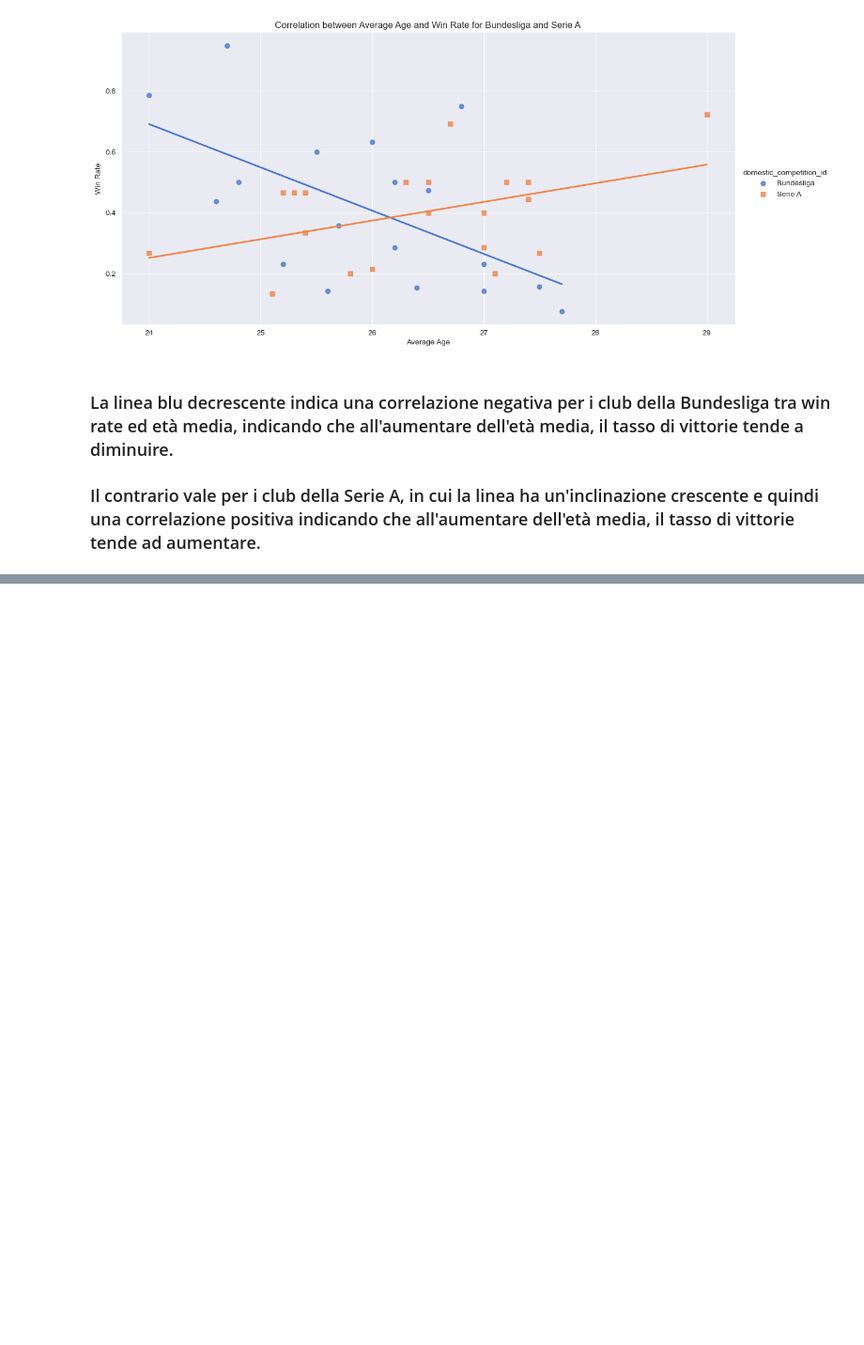
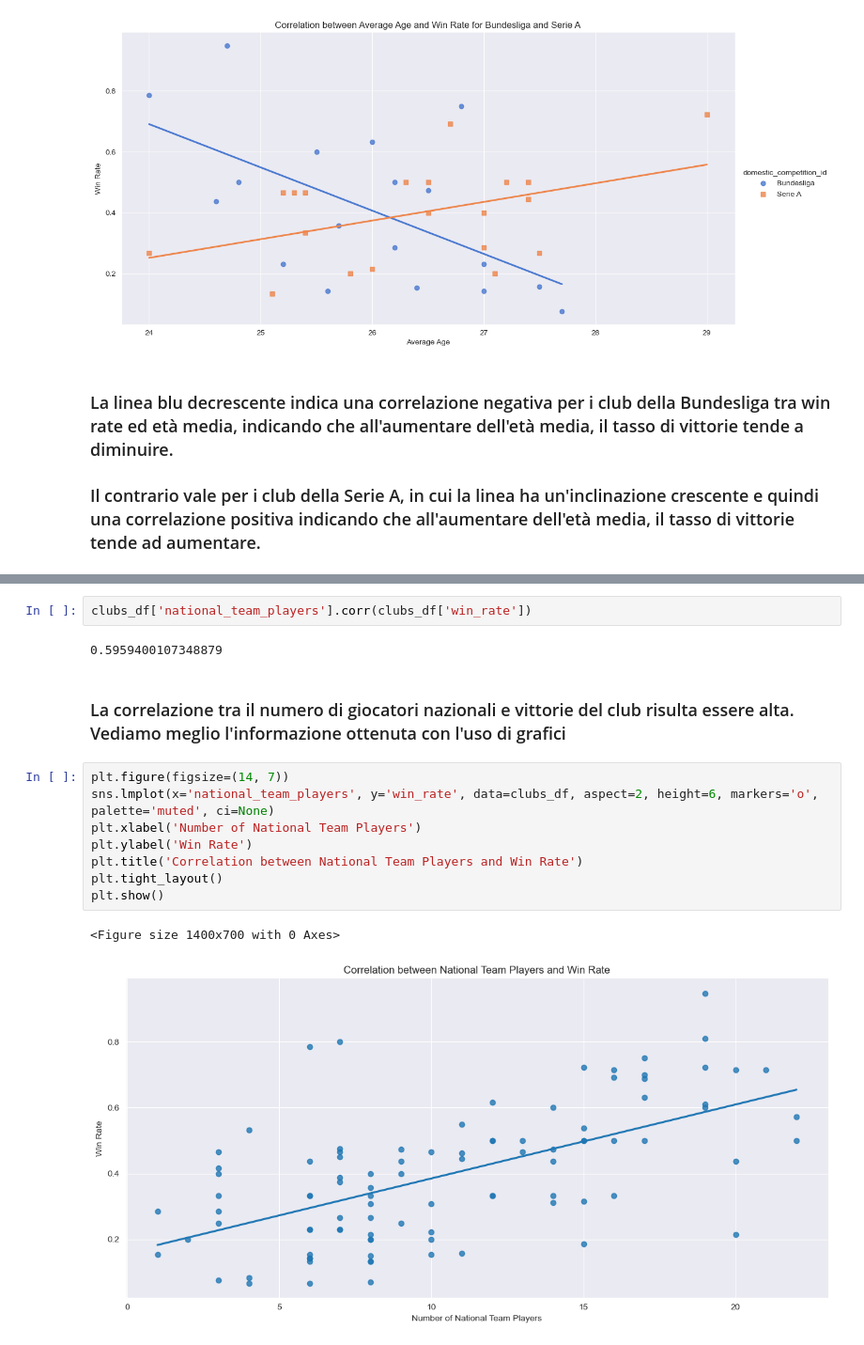
Before and after one commit to IUM-TWEB/Footbrawl, a Jupyter notebook: DataAnalytics/Clubs.ipynb, the cells around one changed output, grey strips where cells are left out. Shown at 94% size. Saved outputs shown, nothing was run; the diff lists cells and outputs as text; blank space fills up the shorter version.

Commit message:
Added new analysis for club data on the correlation between a club's win rate and the number of national team players

```diff
--- a/DataAnalytics/Clubs.ipynb
+++ b/DataAnalytics/Clubs.ipynb
@@ -815,0 +851,17 @@ plt.show()
+# %%
+clubs_df['national_team_players'].corr(clubs_df['win_rate'])
+# %% [output]
+0.5959400107348879
+# %% [markdown]
+### La correlazione tra il numero di giocatori nazionali e vittorie del club risulta essere alta. Vediamo meglio l'informazione ottenuta con l'uso di grafici
+# %%
+plt.figure(figsize=(14, 7))
+sns.lmplot(x='national_team_players', y='win_rate', data=clubs_df, aspect=2, height=6, markers='o', palette='muted', ci=None)
+plt.xlabel('Number of National Team Players')
+plt.ylabel('Win Rate')
+plt.title('Correlation between National Team Players and Win Rate')
+plt.tight_layout()
+plt.show()
+# %% [output]
+<Figure size 1400x700 with 0 Axes>
+[figure, added]
```
Also changed, not shown: parts of 11 cells of this notebook.
